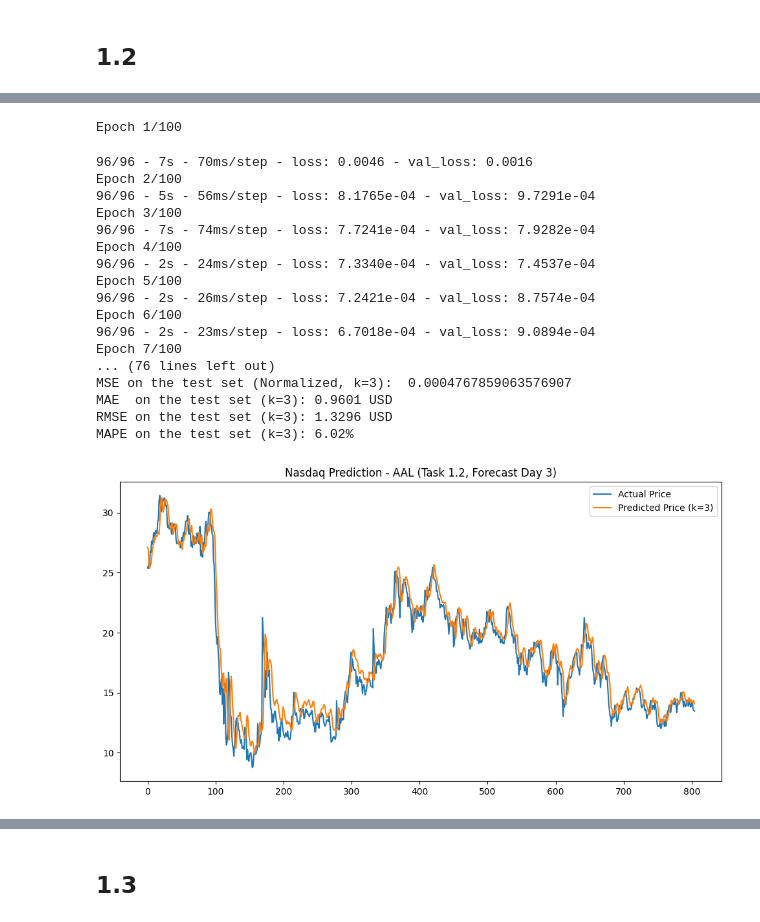
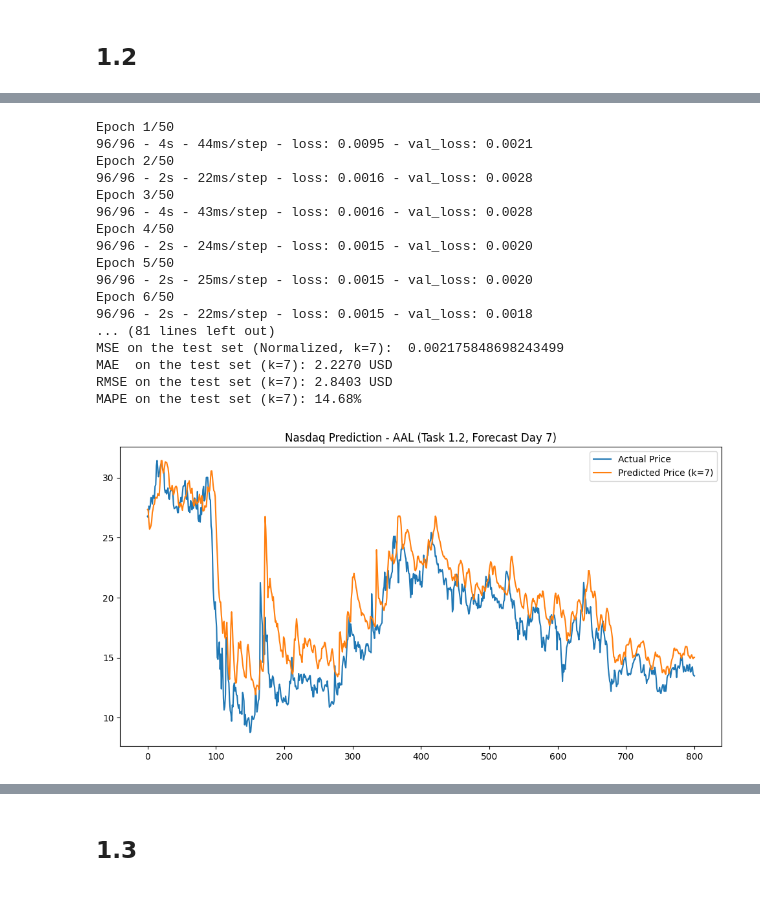
Before and after one commit to hodatisg520/Deep-Learning-Market-Forecasting-Portfolio-Optimization, a Jupyter notebook: Final_project_DL4AI.ipynb, the cells around one changed output, grey strips where cells are left out. Cells and saved outputs as stored; diff of their text form; code cells hidden in the pictures.

Commit message:
FINISH TASK 1 to 4

```diff
--- a/Final_project_DL4AI.ipynb
+++ b/Final_project_DL4AI.ipynb
@@ -166,63 +210,61 @@ def create_dataset_multivariate(dataset, time_step=1, target_idx=2, k=1):
 # %%
-# 1. Cấu hình k cho Task 1.2 (ví dụ k=3)
-k_days = 3
-# Sử dụng lại các biến 'train', 'time_step' và 'target_scaler' đã có từ Task 1.1
+# 1. Configure k-days ahead (Task 1.2)
+k_days = 7
 
-# 2. Tạo tập dữ liệu mới cho ngày thứ k
+# 2. Create datasets for day k
 trainX_k, trainY_k = create_dataset_multivariate(train, time_step, target_idx=2, k=k_days)
-testX_k, testY_k = create_dataset_multivariate(test, time_step, target_idx=2, k=k_days)  # [Fix 4]
+testX_k, testY_k = create_dataset_multivariate(test, time_step, target_idx=2, k=k_days)
 
-# 3. Xây dựng mô hình mới (đặt tên model_k để tránh ghi đè model cũ)
+# 3. Build model
 model_k = Sequential()
 model_k.add(LSTM(50, input_shape=(time_step, 6)))
 model_k.add(Dense(1))
 model_k.compile(loss='mean_squared_error', optimizer='adam')
 
-# 4. Huấn luyện
-# [Fix 1] Thêm validation_split và EarlyStopping
-early_stop_k3 = EarlyStopping(monitor='val_loss', patience=10, restore_best_weights=True, verbose=1)
-model_k.fit(trainX_k, trainY_k, epochs=100, batch_size=32,
-            validation_split=0.1, callbacks=[early_stop_k3], verbose=2)
+# 4. Train model
+early_stop_k7 = EarlyStopping(monitor='val_loss', patience=10, restore_best_weights=True, verbose=1)
+model_k.fit(trainX_k, trainY_k, epochs=50, batch_size=32,
+            validation_split=0.1, callbacks=[early_stop_k7], verbose=2)
 
-# 5. Dự đoán và đánh giá MSE trên tập test (chuẩn hóa)
+# 5. Predict and evaluate on normalized test set
 y_pred_norm_k = model_k.predict(testX_k)
 print(f"MSE on the test set (Normalized, k={k_days}): ", mean_squared_error(y_pred_norm_k, testY_k))
 
-# 6. Giải mã giá thực tế và vẽ biểu đồ
+# 6. Inverse scale and plot
 y_test_real_k = target_scaler.inverse_transform(testY_k.reshape(-1, 1))
 y_pred_real_k = target_scaler.inverse_transform(y_pred_norm_k)
 
-# [Fix 6] Tính thêm MAE, RMSE, MAPE
+# Calculate metrics
 mae_k  = mean_absolute_error(y_test_real_k, y_pred_real_k)
 rmse_k = np.sqrt(mean_squared_error(y_test_real_k, y_pred_real_k))
 mape_k = np.mean(np.abs((y_test_real_k - y_pred_real_k) / y_test_real_k)) * 100
+
 print(f"MAE  on the test set (k={k_days}): {mae_k:.4f} USD")
 print(f"RMSE on the test set (k={k_days}): {rmse_k:.4f} USD")
 print(f"MAPE on the test set (k={k_days}): {mape_k:.2f}%")
 
 plt.figure(figsize=(12,6))
 plt.plot(y_test_real_k, label='Actual Price')
 plt.plot(y_pred_real_k, label=f'Predicted Price (k={k_days})')
-plt.title(f'Nasdaq Prediction - AAL (Task 1.2, Forecast Day {k_days})')  # [Fix 5] thêm AAL
+plt.title(f'Nasdaq Prediction - AAL (Task 1.2, Forecast Day {k_days})')
 plt.legend()
 plt.show()
 # %% [output]
-Epoch 1/100
+Epoch 1/50
+96/96 - 4s - 44ms/step - loss: 0.0095 - val_loss: 0.0021
+Epoch 2/50
+96/96 - 2s - 22ms/step - loss: 0.0016 - val_loss: 0.0028
+Epoch 3/50
+96/96 - 4s - 43ms/step - loss: 0.0016 - val_loss: 0.0028
+Epoch 4/50
+96/96 - 2s - 24ms/step - loss: 0.0015 - val_loss: 0.0020
+Epoch 5/50
+96/96 - 2s - 25ms/step - loss: 0.0015 - val_loss: 0.0020
+Epoch 6/50
+96/96 - 2s - 22ms/step - loss: 0.0015 - val_loss: 0.0018
+... (81 lines left out)
+MSE on the test set (Normalized, k=7):  0.002175848698243499
+MAE  on the test set (k=7): 2.2270 USD
+RMSE on the test set (k=7): 2.8403 USD
+MAPE on the test set (k=7): 14.68%
-96/96 - 7s - 70ms/step - loss: 0.0046 - val_loss: 0.0016
-Epoch 2/100
-96/96 - 5s - 56ms/step - loss: 8.1765e-04 - val_loss: 9.7291e-04
-Epoch 3/100
-96/96 - 7s - 74ms/step - loss: 7.7241e-04 - val_loss: 7.9282e-04
-Epoch 4/100
-96/96 - 2s - 24ms/step - loss: 7.3340e-04 - val_loss: 7.4537e-04
-Epoch 5/100
-96/96 - 2s - 26ms/step - loss: 7.2421e-04 - val_loss: 8.7574e-04
-Epoch 6/100
-96/96 - 2s - 23ms/step - loss: 6.7018e-04 - val_loss: 9.0894e-04
-Epoch 7/100
-... (76 lines left out)
-MSE on the test set (Normalized, k=3):  0.0004767859063576907
-MAE  on the test set (k=3): 0.9601 USD
-RMSE on the test set (k=3): 1.3296 USD
-MAPE on the test set (k=3): 6.02%
-[figure, old version]
+[figure, new version]
```
Also changed, not shown: parts of 59 cells of this notebook.
